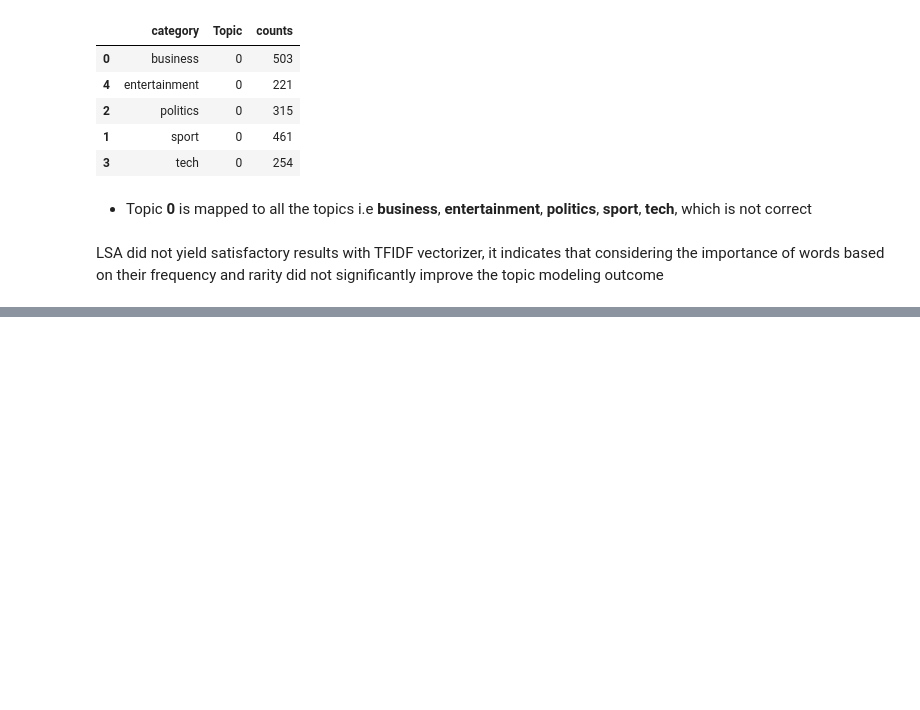
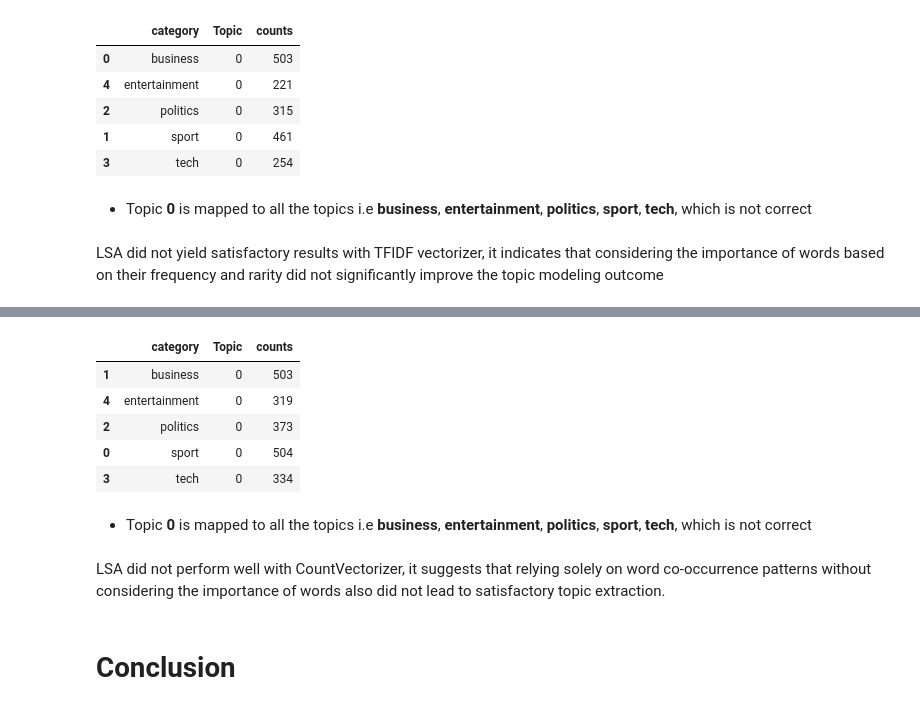
Before and after one commit to Ryansh12/Topic-Modeling-on-News-Articles, a Jupyter notebook: Topic_Modeling_on_News_Articles.ipynb, the cells around one changed output, grey strips where cells are left out. Cells and saved outputs as stored; diff of their text form; code cells hidden in the pictures; blank space fills up the shorter version.

```diff
--- a/Topic_Modeling_on_News_Articles.ipynb
+++ b/Topic_Modeling_on_News_Articles.ipynb
@@ -996,0 +1064,18 @@ LSA did not yield satisfactory results with TFIDF vectorizer, it indicates that
+# %%
+# So here we will map the topic number to category
+grouped_data =data[['category','Topic']].value_counts().reset_index(name='counts')
+max_count_rows = grouped_data.loc[grouped_data.groupby('category')['counts'].idxmax()]
+max_count_rows
+# %% [output]
+|  | category | Topic | counts |
+| 1 | business | 0 | 503 |
+| 4 | entertainment | 0 | 319 |
+| 2 | politics | 0 | 373 |
+| 0 | sport | 0 | 504 |
+| 3 | tech | 0 | 334 |
+# %% [markdown]
+* Topic **0** is mapped to all the topics i.e **business**, **entertainment**, **politics**, **sport**, **tech**, which is not correct
+# %% [markdown]
+LSA did not perform well with CountVectorizer, it suggests that relying solely on word co-occurrence patterns without considering the importance of words also did not lead to satisfactory topic extraction.
+# %% [markdown]
+# **Conclusion**
```
Also changed, not shown: parts of 8 cells of this notebook.
